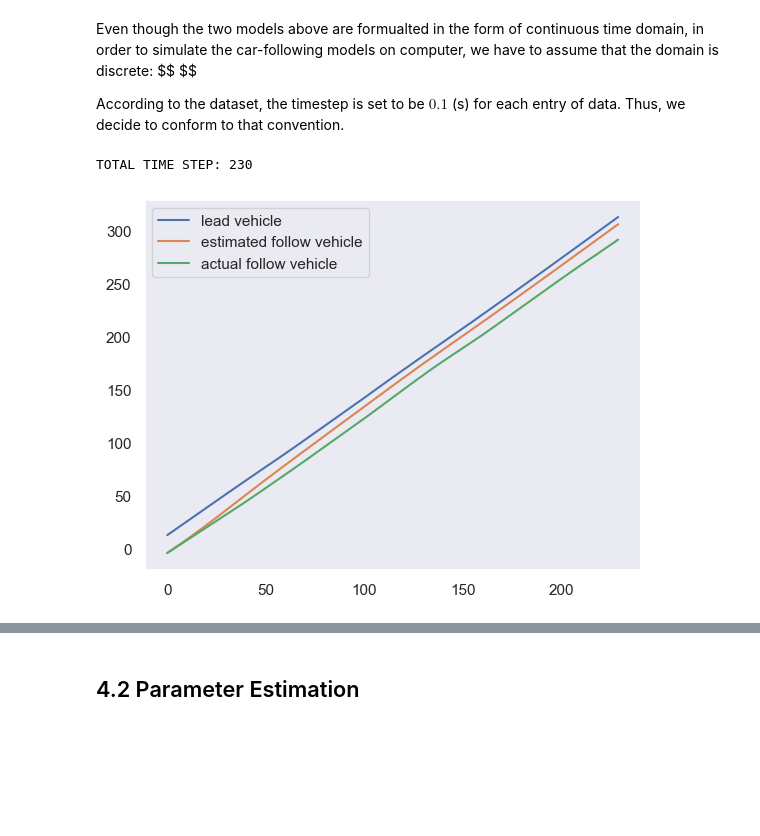
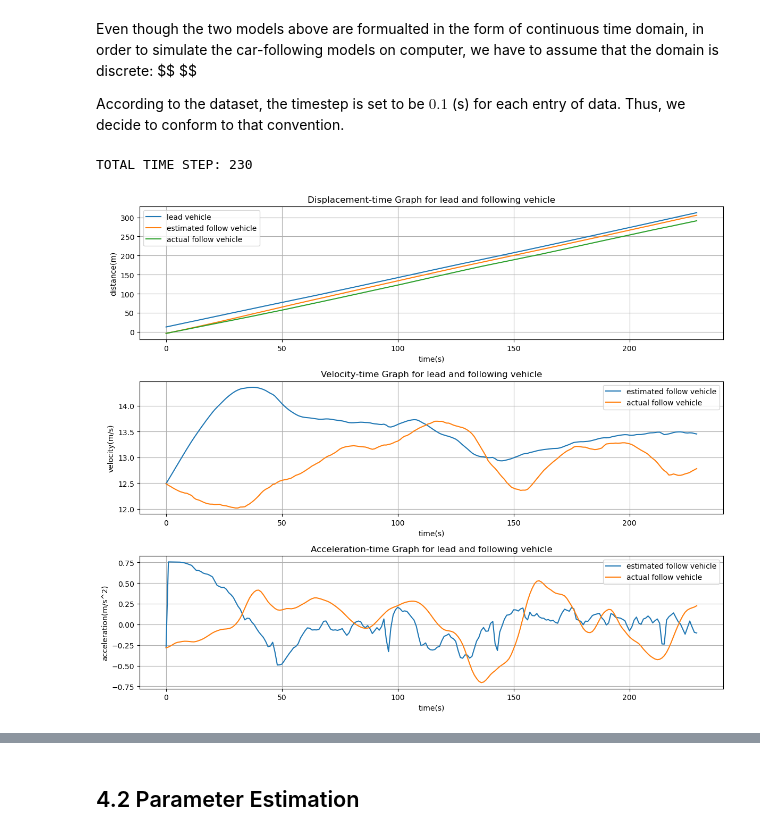
Before and after one commit to 88Cin/TIL-Group15, a Jupyter notebook: files/project.ipynb, the cells around one changed output, grey strips where cells are left out. Cells and saved outputs as stored; diff of their text form; code cells hidden in the pictures; blank space fills up the shorter version.

```diff
--- a/files/project.ipynb
+++ b/files/project.ipynb
@@ -377,7 +377,7 @@ The speed distribution ranges from 0 to 10 m/s. The distribution in this chart i
 DIR = PROJECT_FILE + "/data/HA"
 csv_files = [f for f in os.listdir(DIR) if f.endswith('.csv') and f.startswith("ADF")]
 
-fig, axs = plt.subplots(5, 2, figsize=(4, 20))
+fig, axs = plt.subplots(2, 5, figsize=(20, 4))
 
 for i, csv_file in enumerate(csv_files):
 
@@ -657,53 +642,69 @@ for i in available_ids:
 # %%
 ## ==========================
 DEBUG = False
 
-# random integer for drawing a sample to plot
-# i = random.randint(0, TEST_NUM - 1)
-i = 100
-
-test_scene = test_scenes[i]
-size = sizes[i]
-timesteps = test_scene[:, 7]
-
-print("TOTAL TIME STEP: %d" %test_scene.shape[0] )
-
-
-car_front = Car(size[0], test_scene[:, 1], test_scene[:, 2], test_scene[:, 3])
-
-car_follow = Car(size[1], [test_scene[0, 4]], [test_scene[0, 5]], [test_scene[0, 6]])
-
-car_follow_real = Car(size[1], [test_scene[:, 4]], [test_scene[:, 5]], [test_scene[:, 6]])
-
+# random parameter set
 param = {
     "v0": 30,
     "s0":  2,
     "T": 0.02,
     "a": 0.8,
     "b": 3,
     "sigma": 4
 }
 
-idm = IDM(param)
+i = 100
 
-idm.update(car_front, car_follow, timesteps)
+def get_car_following_images(i, param):
 
-plt.plot(car_front.xs, label="lead vehicle")
-plt.plot(car_follow.xs, label="estimated follow vehicle")
-plt.plot(car_follow_real.xs[0], label="actual follow vehicle")
-plt.legend()
-plt.show()
+    test_scene = test_scenes[i]
+    size = sizes[i]
+    timesteps = test_scene[:, 7]
 
-plt.plot(car_follow.vs, label="estimated follow vehicle")
-plt.plot(car_follow_real.vs[0], label="actual follow vehicle")
-plt.legend()
-plt.show()
+    print("TOTAL TIME STEP: %d" %test_scene.shape[0] )
 
-plt.plot(car_follow.a_s, label="estimated follow vehicle")
-print(car_follow.a_s)
-plt.plot(car_follow_real.a_s[0], label="actual follow vehicle")
-plt.legend()
-plt.show()
+
+    car_front = Car(size[0], test_scene[:, 1], test_scene[:, 2], test_scene[:, 3])
+
+    car_follow = Car(size[1], [test_scene[0, 4]], [test_scene[0, 5]], [test_scene[0, 6]])
+
+    car_follow_real = Car(size[1], [test_scene[:, 4]], [test_scene[:, 5]], [test_scene[:, 6]])
+
+    idm = IDM(param)
+
+    idm.update(car_front, car_follow, timesteps)
+
+    fig, axes = plt.subplots(3, 1, figsize=(12,10))
+
+    axes[0].plot(car_front.xs, label="lead vehicle")
+    axes[0].plot(car_follow.xs, label="estimated follow vehicle")
+    axes[0].plot(car_follow_real.xs[0], label="actual follow vehicle")
+    axes[0].legend()
+    axes[0].set_title("Displacement-time Graph for lead and following vehicle")
+    axes[0].set_xlabel("time(s)")
+    axes[0].set_ylabel("distance(m)")
+    axes[0].grid()
+
+    axes[1].plot(car_follow.vs, label="estimated follow vehicle")
+    axes[1].plot(car_follow_real.vs[0], label="actual follow vehicle")
+    axes[1].legend()
+    axes[1].set_title("Velocity-time Graph for lead and following vehicle")
+    axes[1].set_xlabel("time(s)")
+    axes[1].set_ylabel("velocity(m/s)")
+    axes[1].grid()
+
+    axes[2].plot(car_follow.a_s, label="estimated follow vehicle")
+    axes[2].plot(car_follow_real.a_s[0], label="actual follow vehicle")
+    axes[2].legend()
+    axes[2].set_title("Acceleration-time Graph for lead and following vehicle")
+    axes[2].set_xlabel("time(s)")
+    axes[2].set_ylabel("acceleration(m/s^2)")
+    axes[2].grid()
+
+    plt.tight_layout()
+    plt.show()
+
+get_car_following_images(i, param)
 # %% [output]
 TOTAL TIME STEP: 230
-[figure, old version]
+[figure, new version]
```
Also changed, not shown: parts of 9 cells of this notebook.
